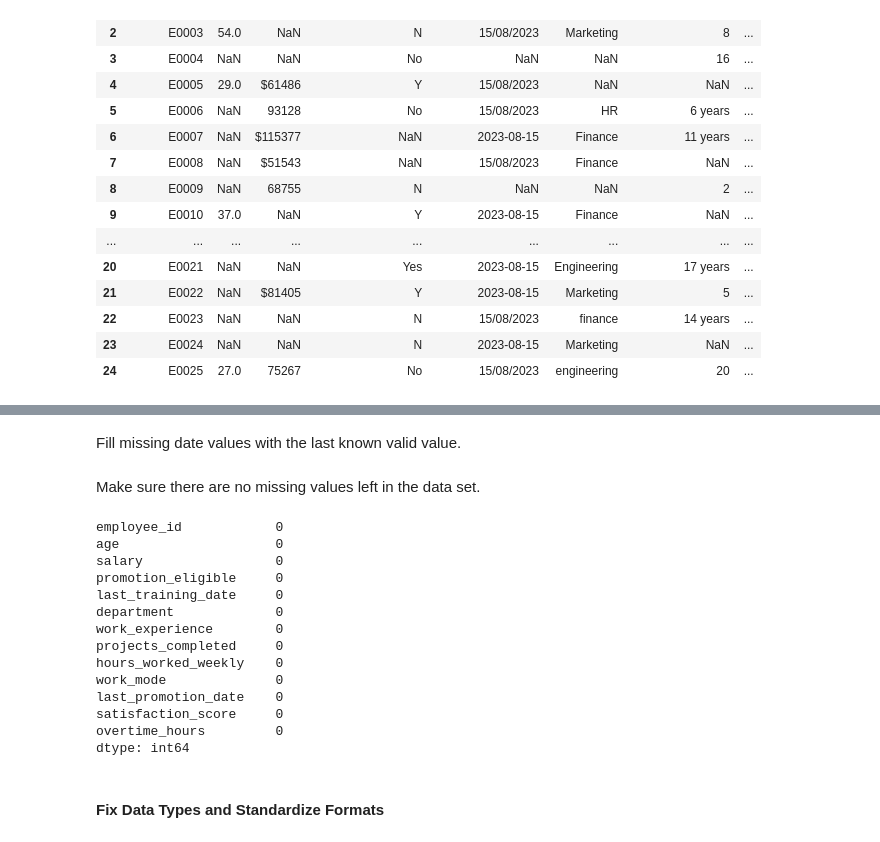
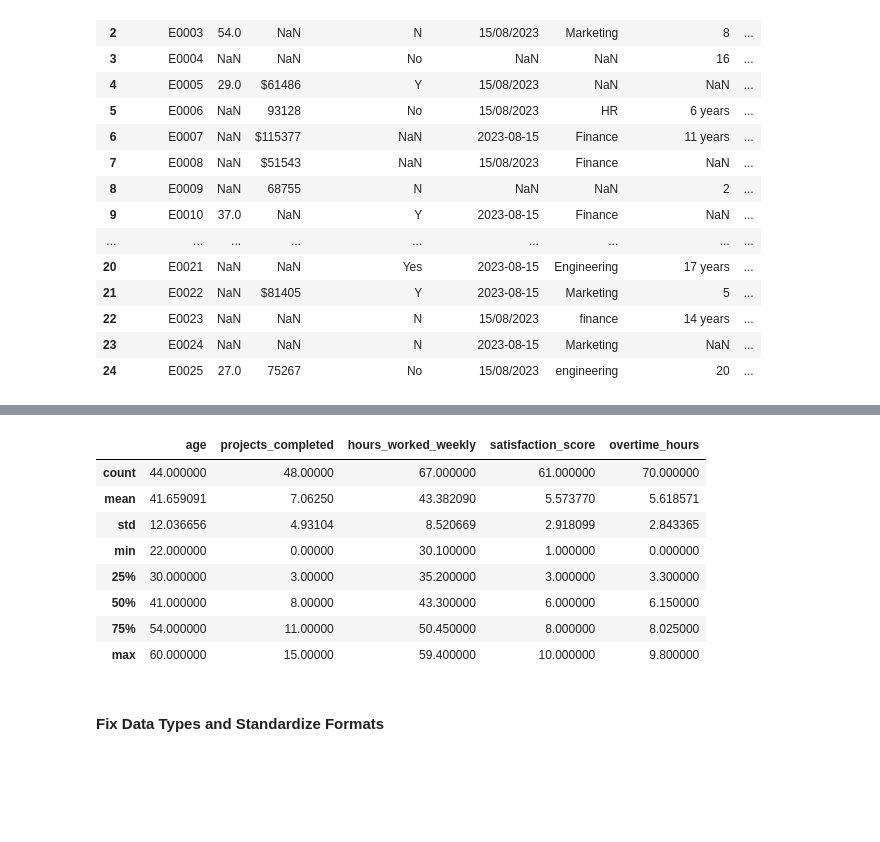
Before and after one commit to aysuntm/engage-metrics-workforce-analytics, a Jupyter notebook: notebooks/01_data_cleaning.ipynb, the cells around one changed output, grey strips where cells are left out. Saved outputs shown, nothing was run; the diff lists cells and outputs as text; code cells hidden in the pictures; blank space fills up the shorter version.

Commit message:
fix;resequence the data pipleine to clean types before missing value imputation

```diff
--- a/notebooks/01_data_cleaning.ipynb
+++ b/notebooks/01_data_cleaning.ipynb
@@ -143,2 +61,0 @@ employee_df[cat_cols].head(10)
-# %% [markdown]
-Fill missing date values with the last known valid value.
@@ -147,22 +62,15 @@ employee_df[['last_training_date', 'last_promotion_date']] = employee_df[['last_
-# %% [markdown]
-Make sure there are no missing values left in the data set.
-# %%
-employee_df.isnull().sum()
-# %% [output]
-employee_id            0
-age                    0
-salary                 0
-promotion_eligible     0
-last_training_date     0
-department             0
-work_experience        0
-projects_completed     0
-hours_worked_weekly    0
-work_mode              0
-last_promotion_date    0
-satisfaction_score     0
-overtime_hours         0
-dtype: int64
+# %%
+employee_df.describe()
+# %% [output]
+|  | age | projects_completed | hours_worked_weekly | satisfaction_score | overtime_hours |
+| count | 44.000000 | 48.00000 | 67.000000 | 61.000000 | 70.000000 |
+| mean | 41.659091 | 7.06250 | 43.382090 | 5.573770 | 5.618571 |
+| std | 12.036656 | 4.93104 | 8.520669 | 2.918099 | 2.843365 |
+| min | 22.000000 | 0.00000 | 30.100000 | 1.000000 | 0.000000 |
+| 25% | 30.000000 | 3.00000 | 35.200000 | 3.000000 | 3.300000 |
+| 50% | 41.000000 | 8.00000 | 43.300000 | 6.000000 | 6.150000 |
+| 75% | 54.000000 | 11.00000 | 50.450000 | 8.000000 | 8.025000 |
+| max | 60.000000 | 15.00000 | 59.400000 | 10.000000 | 9.800000 |
 # %% [markdown]
 #### Fix Data Types and Standardize Formats
 # %% [markdown]
```
Also changed, not shown: parts of 33 cells of this notebook, 1 other file.
